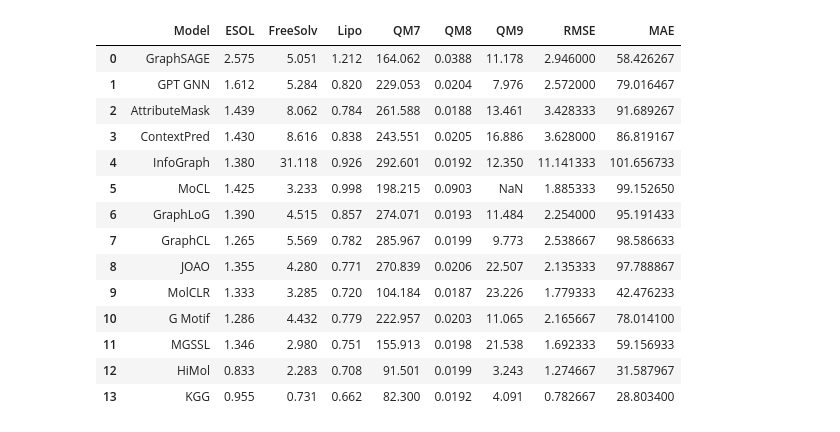
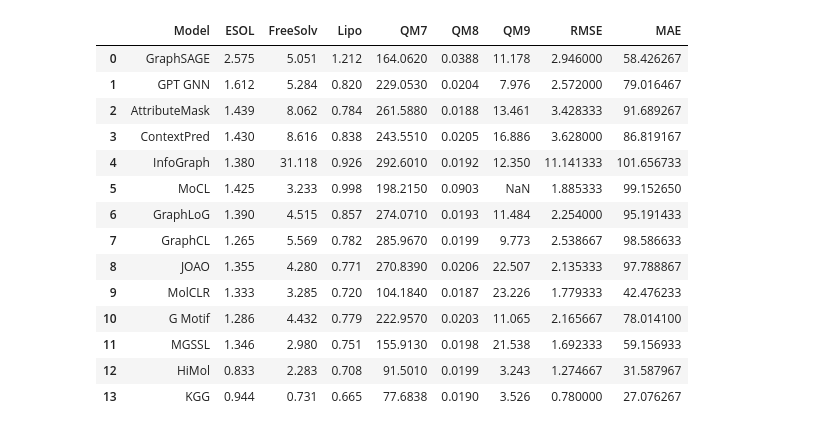
Before and after one commit to ThinhUMP/KGG_results, a Jupyter notebook: regression.ipynb, the cells around one changed output. Cells and saved outputs as stored; diff of their text form; code cells hidden in the pictures.

```diff
--- a/regression.ipynb
+++ b/regression.ipynb
@@ -1,25 +1,25 @@
 # %%
 import pandas as pd
-df = pd.read_excel("data/regression.xlsx")
+df = pd.read_csv("data/regression.csv")
 df['RMSE'] = df[["ESOL", "FreeSolv", "Lipo"]].mean(axis=1)
 df["MAE"] = df [["QM7", "QM8", "QM9"]].mean(axis=1)
 df
 # %% [output]
 |  | Model | ESOL | FreeSolv | Lipo | QM7 | QM8 | QM9 | RMSE | MAE |
-| 0 | GraphSAGE | 2.575 | 5.051 | 1.212 | 164.062 | 0.0388 | 11.178 | 2.946000 | 58.426267 |
-| 1 | GPT GNN | 1.612 | 5.284 | 0.820 | 229.053 | 0.0204 | 7.976 | 2.572000 | 79.016467 |
-| 2 | AttributeMask | 1.439 | 8.062 | 0.784 | 261.588 | 0.0188 | 13.461 | 3.428333 | 91.689267 |
-| 3 | ContextPred | 1.430 | 8.616 | 0.838 | 243.551 | 0.0205 | 16.886 | 3.628000 | 86.819167 |
-| 4 | InfoGraph | 1.380 | 31.118 | 0.926 | 292.601 | 0.0192 | 12.350 | 11.141333 | 101.656733 |
-| 5 | MoCL | 1.425 | 3.233 | 0.998 | 198.215 | 0.0903 | NaN | 1.885333 | 99.152650 |
-| 6 | GraphLoG | 1.390 | 4.515 | 0.857 | 274.071 | 0.0193 | 11.484 | 2.254000 | 95.191433 |
-| 7 | GraphCL | 1.265 | 5.569 | 0.782 | 285.967 | 0.0199 | 9.773 | 2.538667 | 98.586633 |
-| 8 | JOAO | 1.355 | 4.280 | 0.771 | 270.839 | 0.0206 | 22.507 | 2.135333 | 97.788867 |
-| 9 | MolCLR | 1.333 | 3.285 | 0.720 | 104.184 | 0.0187 | 23.226 | 1.779333 | 42.476233 |
-| 10 | G Motif | 1.286 | 4.432 | 0.779 | 222.957 | 0.0203 | 11.065 | 2.165667 | 78.014100 |
-| 11 | MGSSL | 1.346 | 2.980 | 0.751 | 155.913 | 0.0198 | 21.538 | 1.692333 | 59.156933 |
-| 12 | HiMol | 0.833 | 2.283 | 0.708 | 91.501 | 0.0199 | 3.243 | 1.274667 | 31.587967 |
-| 13 | KGG | 0.955 | 0.731 | 0.662 | 82.300 | 0.0192 | 4.091 | 0.782667 | 28.803400 |
+| 0 | GraphSAGE | 2.575 | 5.051 | 1.212 | 164.0620 | 0.0388 | 11.178 | 2.946000 | 58.426267 |
+| 1 | GPT GNN | 1.612 | 5.284 | 0.820 | 229.0530 | 0.0204 | 7.976 | 2.572000 | 79.016467 |
+| 2 | AttributeMask | 1.439 | 8.062 | 0.784 | 261.5880 | 0.0188 | 13.461 | 3.428333 | 91.689267 |
+| 3 | ContextPred | 1.430 | 8.616 | 0.838 | 243.5510 | 0.0205 | 16.886 | 3.628000 | 86.819167 |
+| 4 | InfoGraph | 1.380 | 31.118 | 0.926 | 292.6010 | 0.0192 | 12.350 | 11.141333 | 101.656733 |
+| 5 | MoCL | 1.425 | 3.233 | 0.998 | 198.2150 | 0.0903 | NaN | 1.885333 | 99.152650 |
+| 6 | GraphLoG | 1.390 | 4.515 | 0.857 | 274.0710 | 0.0193 | 11.484 | 2.254000 | 95.191433 |
+| 7 | GraphCL | 1.265 | 5.569 | 0.782 | 285.9670 | 0.0199 | 9.773 | 2.538667 | 98.586633 |
+| 8 | JOAO | 1.355 | 4.280 | 0.771 | 270.8390 | 0.0206 | 22.507 | 2.135333 | 97.788867 |
+| 9 | MolCLR | 1.333 | 3.285 | 0.720 | 104.1840 | 0.0187 | 23.226 | 1.779333 | 42.476233 |
+| 10 | G Motif | 1.286 | 4.432 | 0.779 | 222.9570 | 0.0203 | 11.065 | 2.165667 | 78.014100 |
+| 11 | MGSSL | 1.346 | 2.980 | 0.751 | 155.9130 | 0.0198 | 21.538 | 1.692333 | 59.156933 |
+| 12 | HiMol | 0.833 | 2.283 | 0.708 | 91.5010 | 0.0199 | 3.243 | 1.274667 | 31.587967 |
+| 13 | KGG | 0.944 | 0.731 | 0.665 | 77.6838 | 0.0190 | 3.526 | 0.780000 | 27.076267 |
 # %%
 import matplotlib.pyplot as plt
 # Sorting the DataFrame by the 'ESOL' column
```
Also changed, not shown: parts of 3 cells of this notebook, 7 other files.
